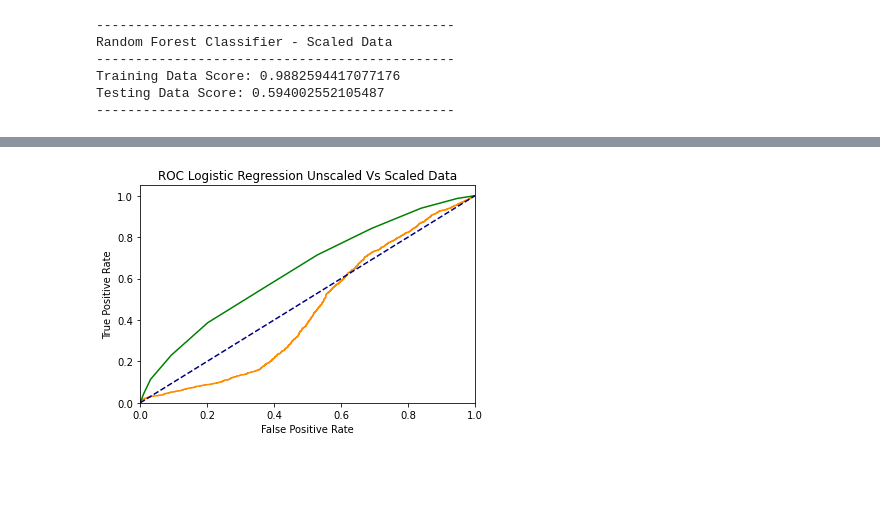
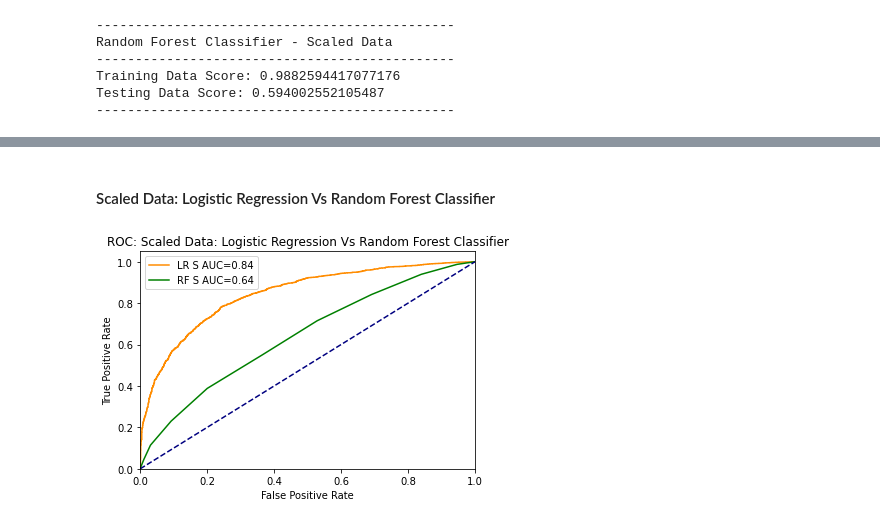
Before and after one commit to skesamsetty/Supervised-Machine-Learning-Challenge, a Jupyter notebook: Code/Credit Risk Evaluator.ipynb, the cells around one changed output, grey strips where cells are left out. Cells and saved outputs as stored; diff of their text form; code cells hidden in the pictures; blank space fills up the shorter version.

Commit message:
Saving the plots for analysis purpose

```diff
--- a/Code/Credit Risk Evaluator.ipynb
+++ b/Code/Credit Risk Evaluator.ipynb
@@ -483,0 +569,22 @@ rf_s_fpr, rf_s_tpr, rf_s_thresholds = roc_curve(y_test, rf_s_y_prob)
+# %%
+# Predict probability for all cases that can be used in different graphs
+
+lr_uns_y_prob = lr_uns_classifier.predict_proba(X_test)[:, 1]
+lr_uns_fpr, lr_uns_tpr, lr_uns_thresholds = roc_curve(y_test, lr_uns_y_prob)
+lr_uns_auc = roc_auc_score(y_test, lr_uns_y_prob)
+lr_uns_label = "LR UnS AUC="+str("{:.2f}".format(lr_uns_auc))
+
+rf_uns_y_prob = rf_uns_classifier.predict_proba(X_test)[:, 1]
+rf_uns_fpr, rf_uns_tpr, rf_uns_thresholds = roc_curve(y_test, rf_uns_y_prob)
+rf_uns_auc = roc_auc_score(y_test, rf_uns_y_prob)
+rf_uns_label = "RF UnS AUC="+str("{:.2f}".format(rf_uns_auc))
+
+lr_s_y_prob = lr_s_classifier.predict_proba(X_test_scaled)[:, 1]
+lr_s_fpr, lr_s_tpr, lr_s_thresholds = roc_curve(y_test, lr_s_y_prob)
+lr_s_auc = roc_auc_score(y_test, lr_s_y_prob)
+lr_s_label = "LR S AUC="+str("{:.2f}".format(lr_s_auc))
+
+rf_s_y_prob = rf_s_classifier.predict_proba(X_test_scaled)[:, 1]
+rf_s_fpr, rf_s_tpr, rf_s_thresholds = roc_curve(y_test, rf_s_y_prob)
+rf_s_auc = roc_auc_score(y_test, rf_s_y_prob)
+rf_s_label = "RF S AUC="+str("{:.2f}".format(rf_s_auc))
@@ -484,13 +610,17 @@ rf_s_fpr, rf_s_tpr, rf_s_thresholds = roc_curve(y_test, rf_s_y_prob)
+# %% [markdown]
+#### Scaled Data: Logistic Regression Vs Random Forest Classifier
 # %%
 plt.figure()
-plt.plot(lr_uns_fpr, lr_uns_tpr, color='darkorange')
-plt.plot(rf_uns_fpr, rf_uns_tpr, color='green')
+plt.plot(lr_s_fpr, lr_s_tpr, color='darkorange', label=lr_s_label)
+plt.plot(rf_s_fpr, rf_s_tpr, color='green', label=rf_s_label)
 plt.plot([0, 1], [0, 1], color='navy', linestyle='--')
 plt.xlim([0.0, 1.0])
 plt.ylim([0.0, 1.05])
 plt.xlabel('False Positive Rate')
 plt.ylabel('True Positive Rate')
-plt.title('ROC Logistic Regression Unscaled Vs Scaled Data')
+plt.title('ROC: Scaled Data: Logistic Regression Vs Random Forest Classifier')
+plt.legend()
+plt.savefig("../Images/Scaled-LR Vs RFC.png")
 plt.show()
 # %% [output]
-[figure, old version]
+[figure, new version]
```
Also changed, not shown: parts of 38 cells of this notebook, 9 other files.
